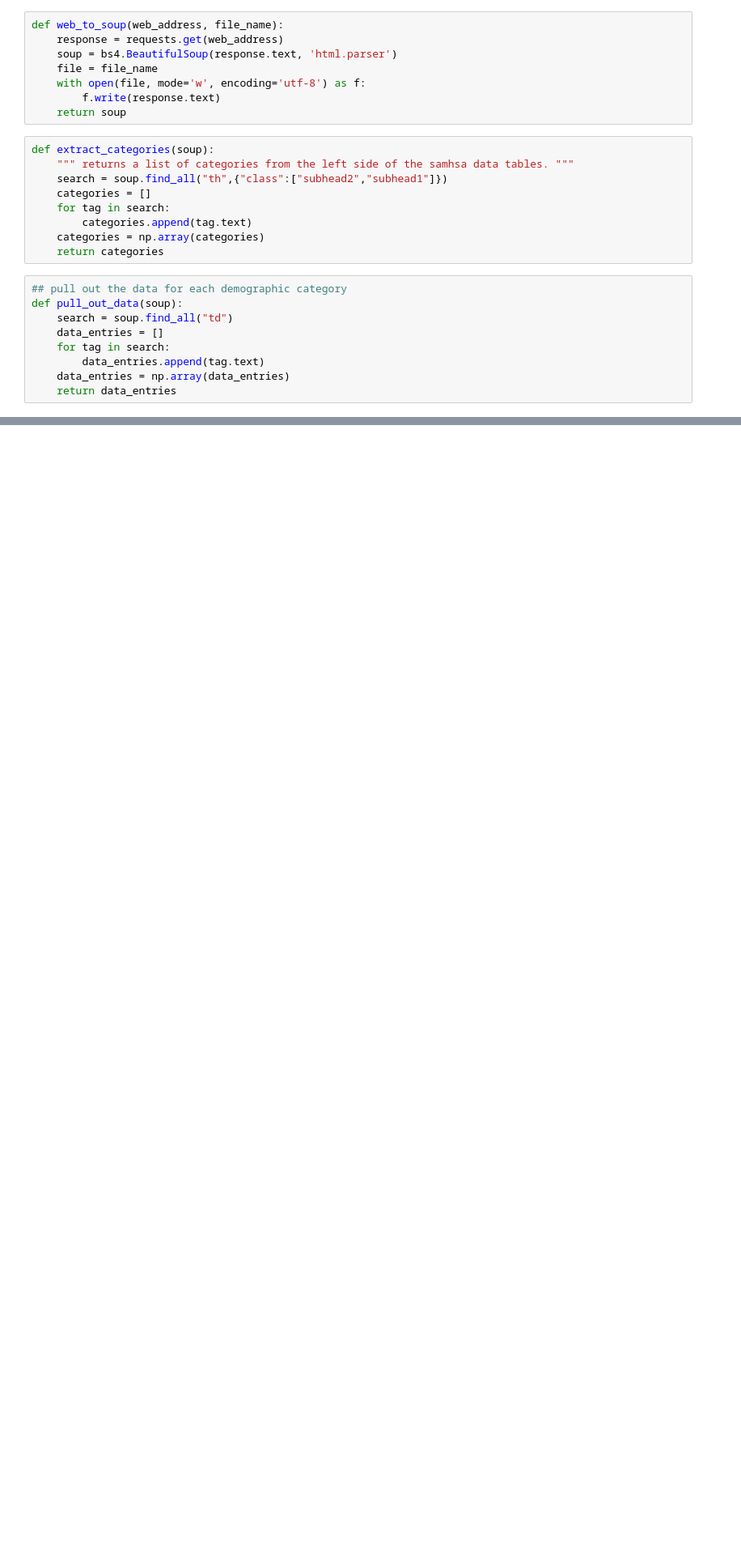
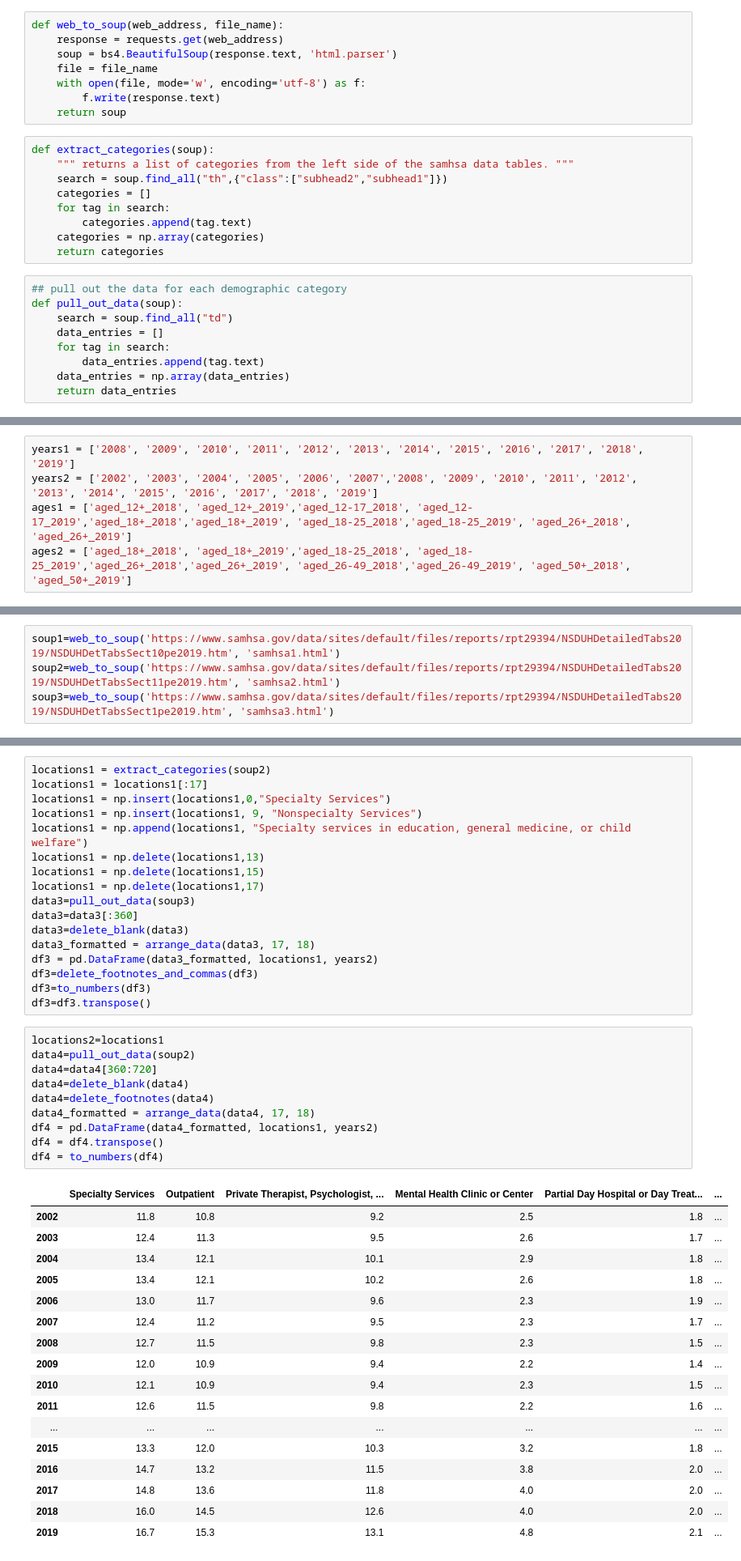
Before and after one commit to azk9/origin2950, a Jupyter notebook: project_phase2.ipynb, the cells around one changed output, grey strips where cells are left out. Shown at 81% size. Saved outputs shown, nothing was run; the diff lists cells and outputs as text; blank space fills up the shorter version.

```diff
--- a/project_phase2.ipynb
+++ b/project_phase2.ipynb
@@ -74,0 +99,5 @@ def arrange_data(array, number_of_rows, number_of_columns):
+# %%
+years1 = ['2008', '2009', '2010', '2011', '2012', '2013', '2014', '2015', '2016', '2017', '2018', '2019']
+years2 = ['2002', '2003', '2004', '2005', '2006', '2007','2008', '2009', '2010', '2011', '2012', '2013', '2014', '2015', '2016', '2017', '2018', '2019']
+ages1 = ['aged_12+_2018', 'aged_12+_2019','aged_12-17_2018', 'aged_12-17_2019','aged_18+_2018','aged_18+_2019', 'aged_18-25_2018','aged_18-25_2019', 'aged_26+_2018', 'aged_26+_2019']
+ages2 = ['aged_18+_2018', 'aged_18+_2019','aged_18-25_2018', 'aged_18-25_2019','aged_26+_2018','aged_26+_2019', 'aged_26-49_2018','aged_26-49_2019', 'aged_50+_2018', 'aged_50+_2019']
@@ -74,0 +108,4 @@ def arrange_data(array, number_of_rows, number_of_columns):
+# %%
+soup1=web_to_soup('https://www.samhsa.gov/data/sites/default/files/reports/rpt29394/NSDUHDetailedTabs2019/NSDUHDetTabsSect10pe2019.htm', 'samhsa1.html')
+soup2=web_to_soup('https://www.samhsa.gov/data/sites/default/files/reports/rpt29394/NSDUHDetailedTabs2019/NSDUHDetTabsSect11pe2019.htm', 'samhsa2.html')
+soup3=web_to_soup('https://www.samhsa.gov/data/sites/default/files/reports/rpt29394/NSDUHDetailedTabs2019/NSDUHDetTabsSect1pe2019.htm', 'samhsa3.html')
@@ -110,0 +178,45 @@ df.head(15)
+# %%
+locations1 = extract_categories(soup2)
+locations1 = locations1[:17]
+locations1 = np.insert(locations1,0,"Specialty Services")
+locations1 = np.insert(locations1, 9, "Nonspecialty Services")
+locations1 = np.append(locations1, "Specialty services in education, general medicine, or child welfare")
+locations1 = np.delete(locations1,13)
+locations1 = np.delete(locations1,15)
+locations1 = np.delete(locations1,17)
+data3=pull_out_data(soup3)
+data3=data3[:360]
+data3=delete_blank(data3)
+data3_formatted = arrange_data(data3, 17, 18)
+df3 = pd.DataFrame(data3_formatted, locations1, years2)
+df3=delete_footnotes_and_commas(df3)
+df3=to_numbers(df3)
+df3=df3.transpose()
+# %%
+locations2=locations1
+data4=pull_out_data(soup2)
+data4=data4[360:720]
+data4=delete_blank(data4)
+data4=delete_footnotes(data4)
+data4_formatted = arrange_data(data4, 17, 18)
+df4 = pd.DataFrame(data4_formatted, locations1, years2)
+df4 = df4.transpose()
+df4 = to_numbers(df4)
+# %% [output]
+|  | Specialty Services | Outpatient | Private Therapist, Psychologist, ... | Mental Health Clinic or Center | Partial Day Hospital or Day Treat... | ... |
+| 2002 | 11.8 | 10.8 | 9.2 | 2.5 | 1.8 | ... |
+| 2003 | 12.4 | 11.3 | 9.5 | 2.6 | 1.7 | ... |
+| 2004 | 13.4 | 12.1 | 10.1 | 2.9 | 1.8 | ... |
+| 2005 | 13.4 | 12.1 | 10.2 | 2.6 | 1.8 | ... |
+| 2006 | 13.0 | 11.7 | 9.6 | 2.3 | 1.9 | ... |
+| 2007 | 12.4 | 11.2 | 9.5 | 2.3 | 1.7 | ... |
+| 2008 | 12.7 | 11.5 | 9.8 | 2.3 | 1.5 | ... |
+| 2009 | 12.0 | 10.9 | 9.4 | 2.2 | 1.4 | ... |
+| 2010 | 12.1 | 10.9 | 9.4 | 2.3 | 1.5 | ... |
+| 2011 | 12.6 | 11.5 | 9.8 | 2.2 | 1.6 | ... |
+| ... | ... | ... | ... | ... | ... | ... |
+| 2015 | 13.3 | 12.0 | 10.3 | 3.2 | 1.8 | ... |
+| 2016 | 14.7 | 13.2 | 11.5 | 3.8 | 2.0 | ... |
+| 2017 | 14.8 | 13.6 | 11.8 | 4.0 | 2.0 | ... |
+| 2018 | 16.0 | 14.5 | 12.6 | 4.0 | 2.0 | ... |
+| 2019 | 16.7 | 15.3 | 13.1 | 4.8 | 2.1 | ... |
```
Also changed, not shown: parts of 22 cells of this notebook.
